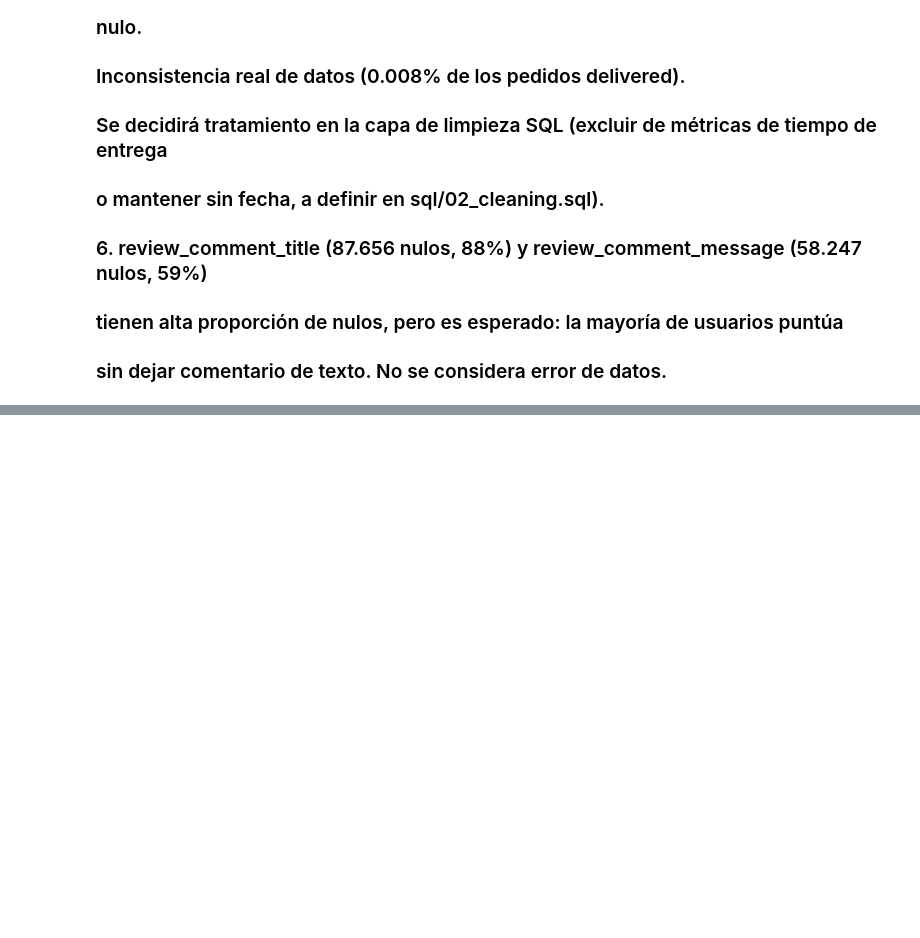
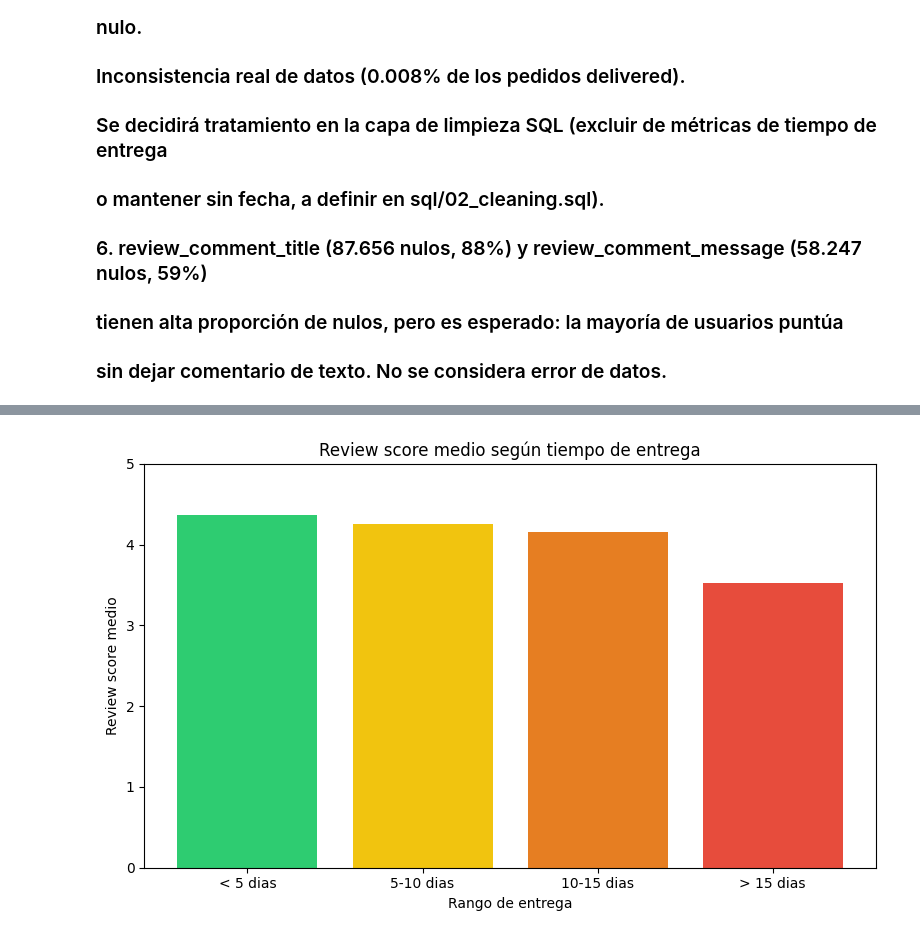
Before and after one commit to pedrosall/ecommerce_data_analytics, a Jupyter notebook: notebooks/exploratory_analysis.ipynb, the cells around one changed output, grey strips where cells are left out. Cells and saved outputs as stored; diff of their text form; code cells hidden in the pictures; blank space fills up the shorter version.

```diff
--- a/notebooks/exploratory_analysis.ipynb
+++ b/notebooks/exploratory_analysis.ipynb
@@ -316,0 +342,16 @@ dtype: int64
+# %%
+# --- Gráfico 2: Tiempo de entrega vs review score ---
+rangos = ['< 5 dias', '5-10 dias', '10-15 dias', '> 15 dias']
+scores = [4.37, 4.26, 4.16, 3.52]
+
+plt.figure(figsize=(8, 5))
+plt.bar(rangos, scores, color=['#2ecc71', '#f1c40f', '#e67e22', '#e74c3c'])
+plt.title('Review score medio según tiempo de entrega')
+plt.xlabel('Rango de entrega')
+plt.ylabel('Review score medio')
+plt.ylim(0, 5)
+plt.tight_layout()
+plt.savefig('../notebooks/delivery_vs_review.png')
+plt.show()
+# %% [output]
+[figure, added]
```
Also changed, not shown: parts of 3 cells of this notebook, 5 other files.
